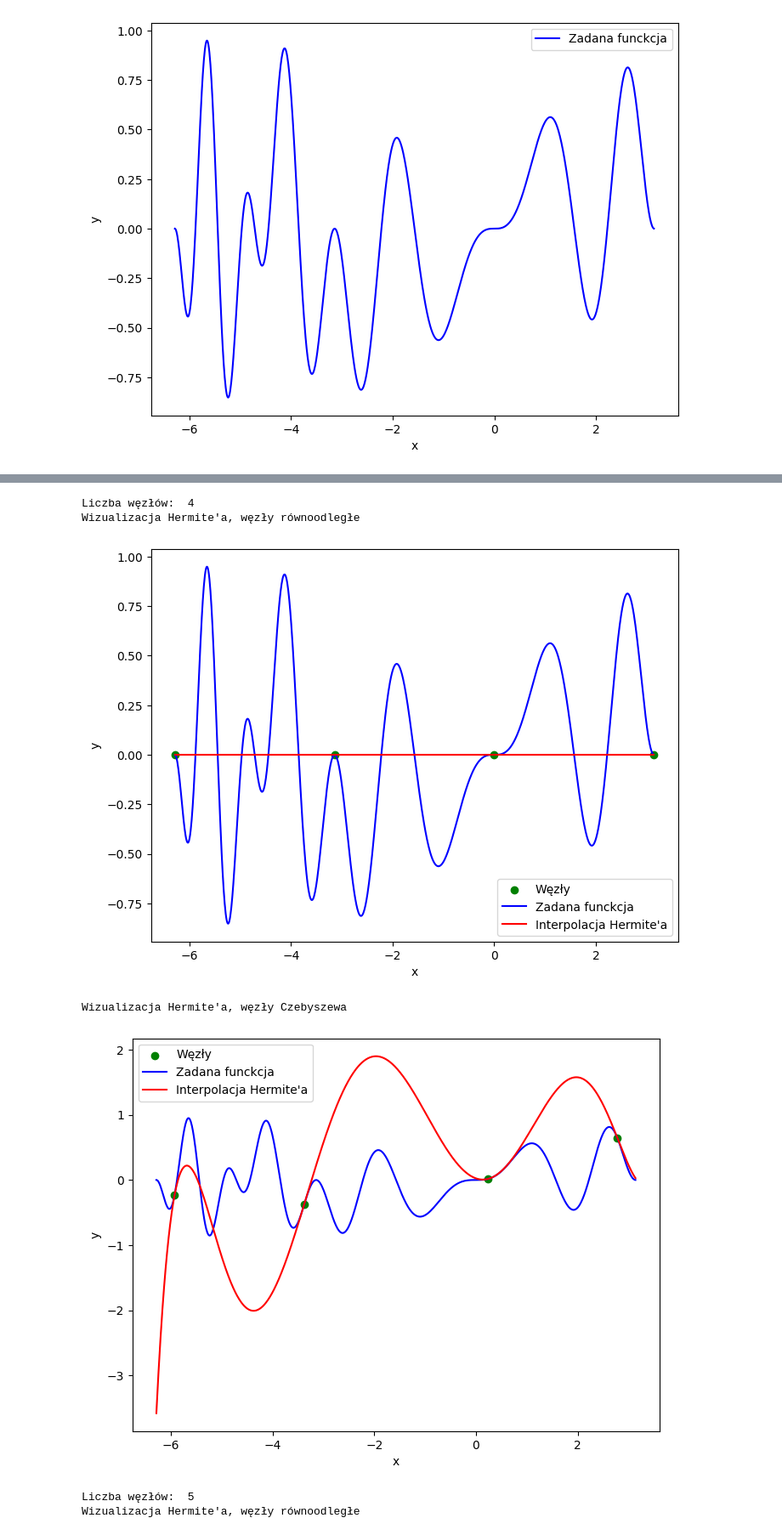
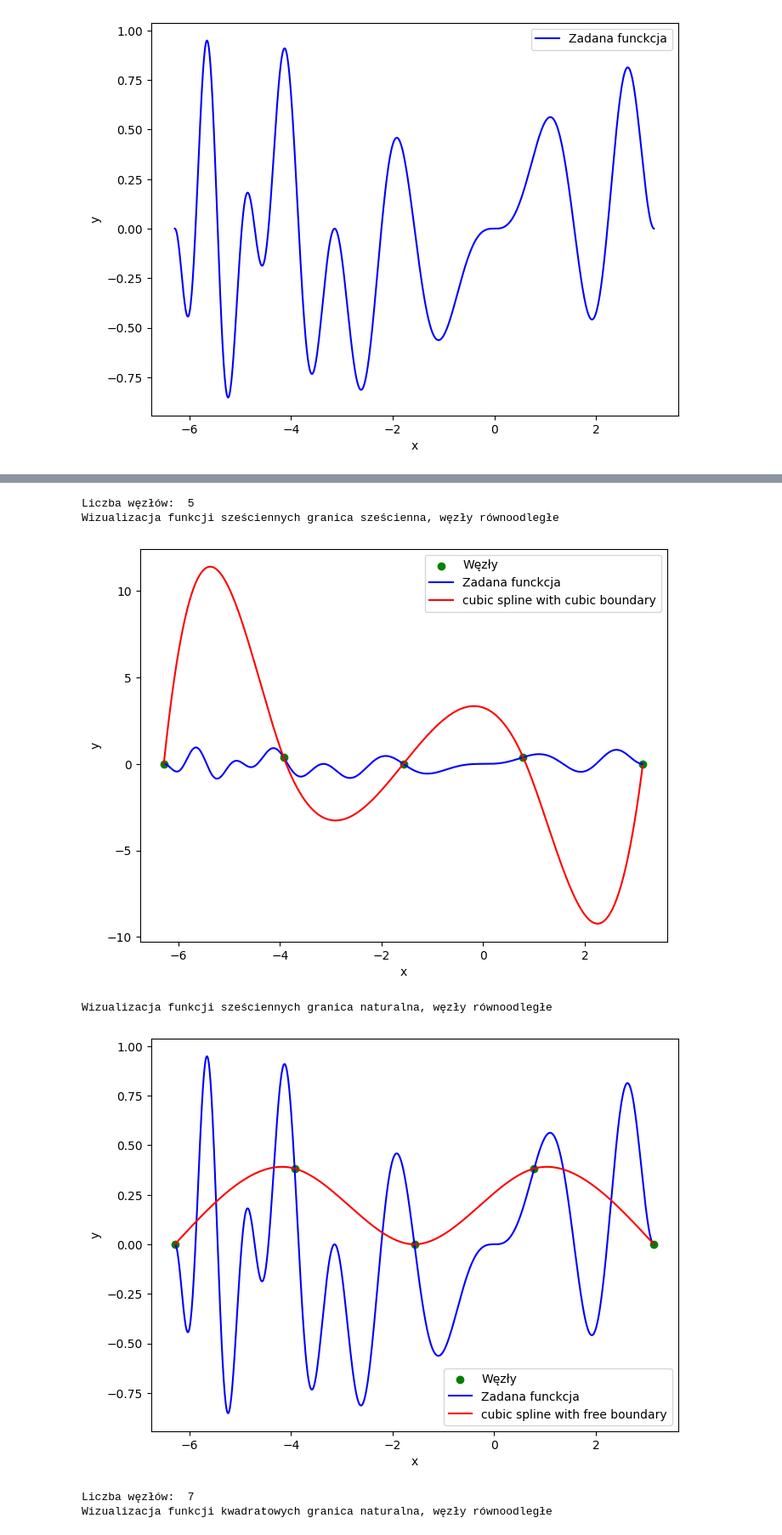
Before and after one commit to Uiskam/MOwNiT_V2, a Jupyter notebook: lab_4/Sulima_3.ipynb, the cells around one changed output, grey strips where cells are left out. Shown at 85% size. Cells and saved outputs as stored; diff of their text form; code cells hidden in the pictures.

```diff
--- a/lab_4/Sulima_3.ipynb
+++ b/lab_4/Sulima_3.ipynb
@@ -108,7 +57,7 @@ def interpolate_hermite(function, domain, x_zeroes, x_weights):
 # %% [markdown]
 **Wizualizacja**
 # %%
-def visualise(domain=None, nodes_x=None, nodes_y=None, f_y=None, Pn_x=None, mode=None, x_size=8, y_size=6,
+def visualise(domain=None, nodes_x=None, nodes_y=None, f_y=None, Pn_x=None, title=None, x_size=8, y_size=6,
               filename=None):
     '''
     :param domain: array of float64, of x coordinates of points to visualise
@@ -116,7 +65,7 @@ def visualise(domain=None, nodes_x=None, nodes_y=None, f_y=None, Pn_x=None, mode
     :param nodes_y: array of f(x) for each x in nodes_x
     :param f_y: array of f(x) for each x in domain
     :param Pn_x: array of Pn(x) for each x in domain
-    :param mode: "lagrange" or "newton" or "impo"
+    :param title: a string
     :param x_size: size of a figure in x axis
     :param y_size: size of a figure in y axis
     :param filename: name of a file to save a figure
@@ -128,12 +77,8 @@ def visualise(domain=None, nodes_x=None, nodes_y=None, f_y=None, Pn_x=None, mode
     if f_y is not None:
         plt.plot(domain, f_y, label="Zadana funckcja", color="blue")
 
-    if mode == "lagrange":
-        plt.plot(domain, Pn_x, label="Interpolacja Lagrange'a", color="red")
-    elif mode == "newton":
-        plt.plot(domain, Pn_x, label="Interpolacja Newtona", color="red")
-    elif mode == "hermite":
-        plt.plot(domain, Pn_x, label="Interpolacja Hermite'a", color="red")
+    if title is not None:
+        plt.plot(domain, Pn_x, label=title, color="red")
     plt.xlabel("x")
     plt.ylabel("y")
     plt.legend()
@@ -216,25 +273,39 @@ visualise(base_domain, None, None, function_given_values)
 # %% [output]
 [figure]
 # %%
-given_number_of_nodes = [3, 4, 5, 7, 10, 15, 20, 25, 50]
+given_number_of_nodes = [5, 7, 10, 15, 20, 25, 30, 35, 50, 70, 80]
 
 
 def get_all_visualisations(number):
     print("Liczba węzłów: ", number)
     even_nodes = even_domain(x_min=interval_start, x_max=interval_end, number_of_points=number)
     chebyshev_nodes = get_chebyshev_zeros(x_min=interval_start, x_max=interval_end, number_of_points=number)
-    print("Wizualizacja Hermite'a, węzły równoodległe")
-    visualise_hermite(number_of_nodes=number,
-                      domain=base_domain,
-                      function=function_given,
-                      nodes_distribution_mode="even",
-                      filename=f"hermite_{number}_even")
-    print("Wizualizacja Hermite'a, węzły Czebyszewa")
-    visualise_hermite(number_of_nodes=number,
-                      domain=base_domain,
-                      function=function_given,
-                      nodes_distribution_mode="chebyshev",
-                      filename=f"hermite_{number}_chebyshev")
+    print("Wizualizacja funkcji kwadratowych granica naturalna, węzły równoodległe")
+    visualise_square(number_of_nodes=number,
+                     domain=base_domain,
+                     function=function_given,
+                     mode="natural",
+                     filename=f"square_{number}_natural")
+    print("Wizualizacja funkcji kwadratowych granica naturalna, węzły równoodległe")
+    visualise_square(number_of_nodes=number,
+                     domain=base_domain,
+                     function=function_given,
+                     mode="clamped",
+                     filename=f"square_{number}_clamped")
+    print("Liczba węzłów: ", number)
+    even_nodes = even_domain(x_min=interval_start, x_max=interval_end, number_of_points=number)
+    print("Wizualizacja funkcji sześciennych granica sześcienna, węzły równoodległe")
+    visualise_cubic(number_of_nodes=number,
+                    domain=base_domain,
+                    function=function_given,
+                    mode="cubic",
+                    filename=f"cubic_{number}_cubic")
+    print("Wizualizacja funkcji sześciennych granica naturalna, węzły równoodległe")
+    visualise_cubic(number_of_nodes=number,
+                    domain=base_domain,
+                    function=function_given,
+                    mode="free",
+                    filename=f"cubic_{number}_natural")
 
 
 for cur_number in given_number_of_nodes:
@@ -248,7 +319,7 @@ Wizualizacja Hermite'a, węzły Czebyszewa
-Liczba węzłów:  4
-Wizualizacja Hermite'a, węzły równoodległe
+Liczba węzłów:  5
+Wizualizacja funkcji sześciennych granica sześcienna, węzły równoodległe
-[figure, old version]
+[figure, new version]
-Wizualizacja Hermite'a, węzły Czebyszewa
+Wizualizacja funkcji sześciennych granica naturalna, węzły równoodległe
-[figure, old version]
+[figure, new version]
-Liczba węzłów:  5
-Wizualizacja Hermite'a, węzły równoodległe
+Liczba węzłów:  7
+Wizualizacja funkcji kwadratowych granica naturalna, węzły równoodległe
```
Also changed, not shown: parts of 13 cells of this notebook, 1 other file.
